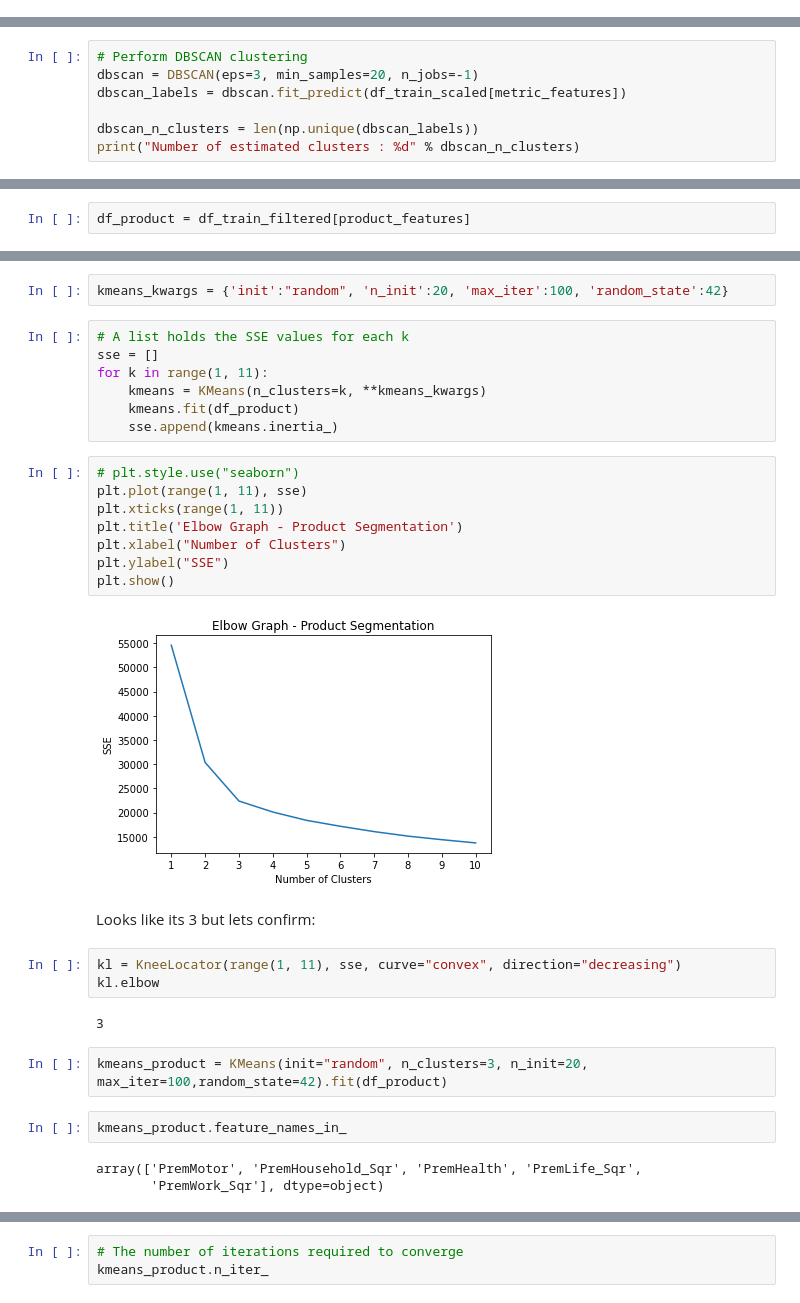
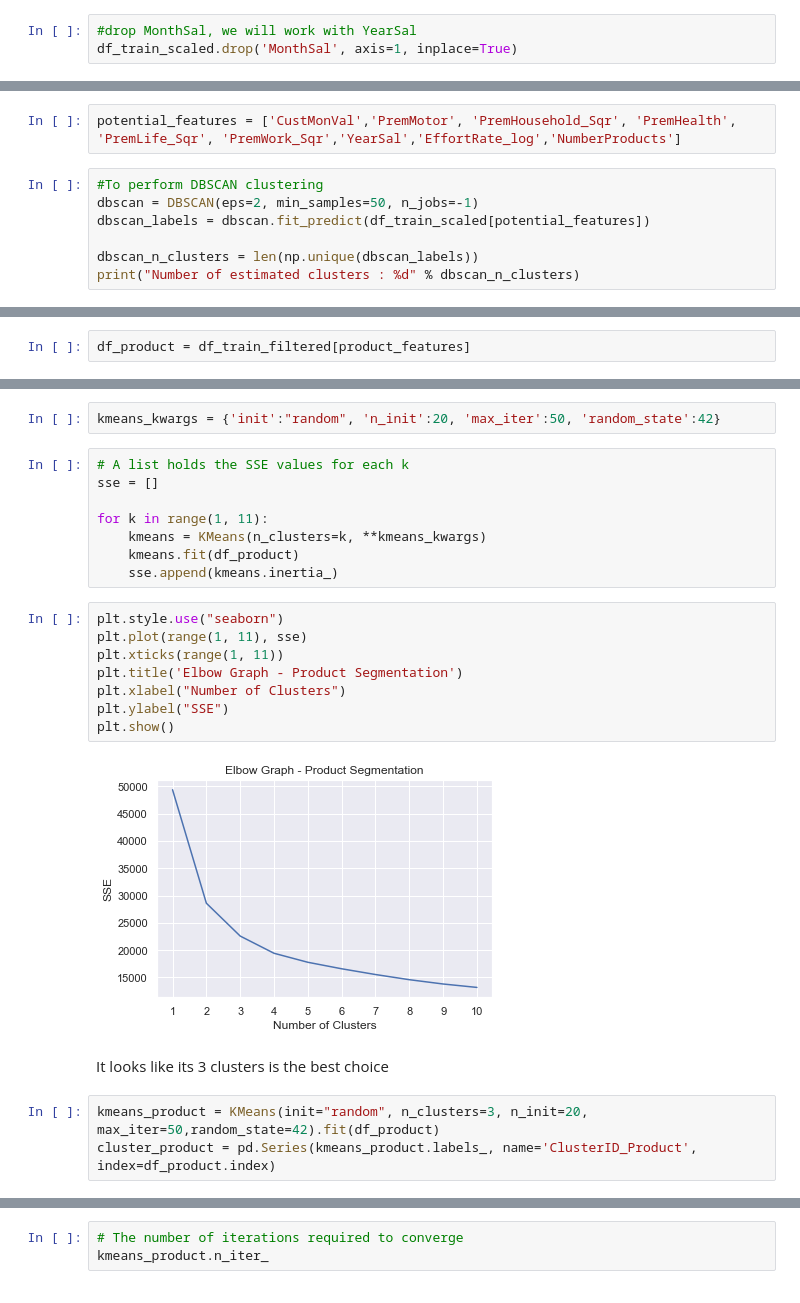
Before and after one commit to miguelince/insurance-clustering, a Jupyter notebook: code/python_code.ipynb, the cells around one changed output, grey strips where cells are left out. Saved outputs shown, nothing was run; the diff lists cells and outputs as text.

```diff
--- a/code/python_code.ipynb
+++ b/code/python_code.ipynb
@@ -982,0 +1321,3 @@ metric_features = metric_features+['TotalPremiums','YearSal','EffortRate','Effor
+# %%
+#drop MonthSal, we will work with YearSal
+df_train_scaled.drop('MonthSal', axis=1, inplace=True)
@@ -1192,7 +1400,9 @@ df_train_scaled.head()
+# %%
+potential_features = ['CustMonVal','PremMotor', 'PremHousehold_Sqr', 'PremHealth', 'PremLife_Sqr', 'PremWork_Sqr','YearSal','EffortRate_log','NumberProducts']
 # %%
-# Perform DBSCAN clustering
-dbscan = DBSCAN(eps=3, min_samples=20, n_jobs=-1)
-dbscan_labels = dbscan.fit_predict(df_train_scaled[metric_features])
+#To perform DBSCAN clustering
+dbscan = DBSCAN(eps=2, min_samples=50, n_jobs=-1)
+dbscan_labels = dbscan.fit_predict(df_train_scaled[potential_features])
 
 dbscan_n_clusters = len(np.unique(dbscan_labels))
 print("Number of estimated clusters : %d" % dbscan_n_clusters)
@@ -1252,33 +1466,25 @@ df_product.head()
 # %%
-kmeans_kwargs = {'init':"random", 'n_init':20, 'max_iter':100, 'random_state':42}
+kmeans_kwargs = {'init':"random", 'n_init':20, 'max_iter':50, 'random_state':42}
 # %%
 # A list holds the SSE values for each k
 sse = []
+
 for k in range(1, 11):
     kmeans = KMeans(n_clusters=k, **kmeans_kwargs)
     kmeans.fit(df_product)
     sse.append(kmeans.inertia_)
 # %%
-# plt.style.use("seaborn")
+plt.style.use("seaborn")
 plt.plot(range(1, 11), sse)
 plt.xticks(range(1, 11))
 plt.title('Elbow Graph - Product Segmentation')
 plt.xlabel("Number of Clusters")
 plt.ylabel("SSE")
 plt.show()
 # %% [output]
-[figure, old version]
+[figure, new version]
-# %% [markdown]
-Looks like its 3 but lets confirm:
-# %%
-kl = KneeLocator(range(1, 11), sse, curve="convex", direction="decreasing")
-kl.elbow
-# %% [output]
-3
+# %% [markdown]
+It looks like its 3 clusters is the best choice
 # %%
-kmeans_product = KMeans(init="random", n_clusters=3, n_init=20, max_iter=100,random_state=42).fit(df_product)
+kmeans_product = KMeans(init="random", n_clusters=3, n_init=20, max_iter=50,random_state=42).fit(df_product)
+cluster_product = pd.Series(kmeans_product.labels_, name='ClusterID_Product', index=df_product.index)
-# %%
-kmeans_product.feature_names_in_
-# %% [output]
-array(['PremMotor', 'PremHousehold_Sqr', 'PremHealth', 'PremLife_Sqr',
-       'PremWork_Sqr'], dtype=object)
```
Also changed, not shown: parts of 544 cells of this notebook.
